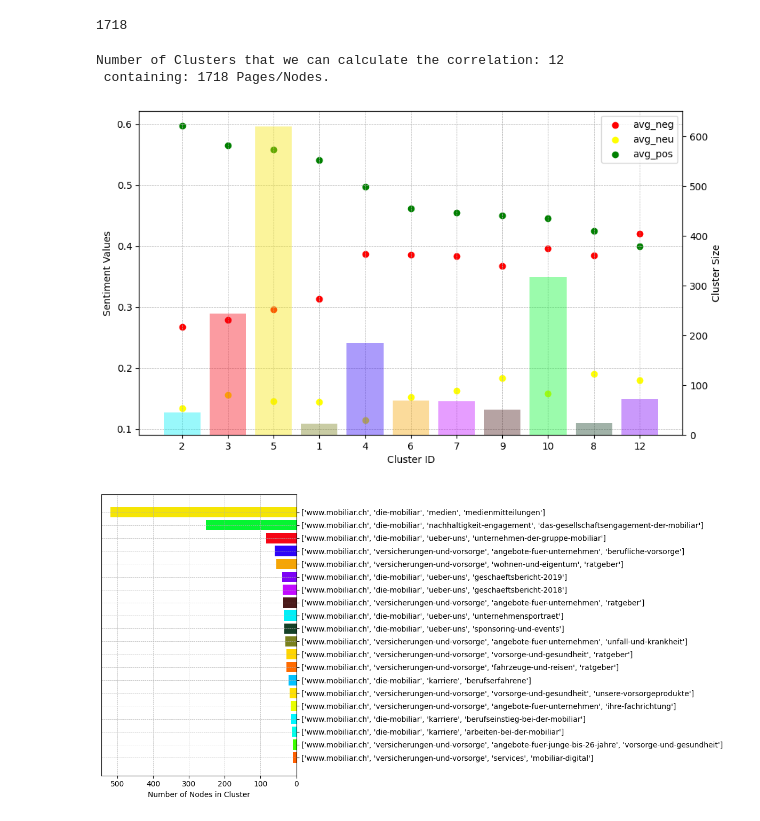
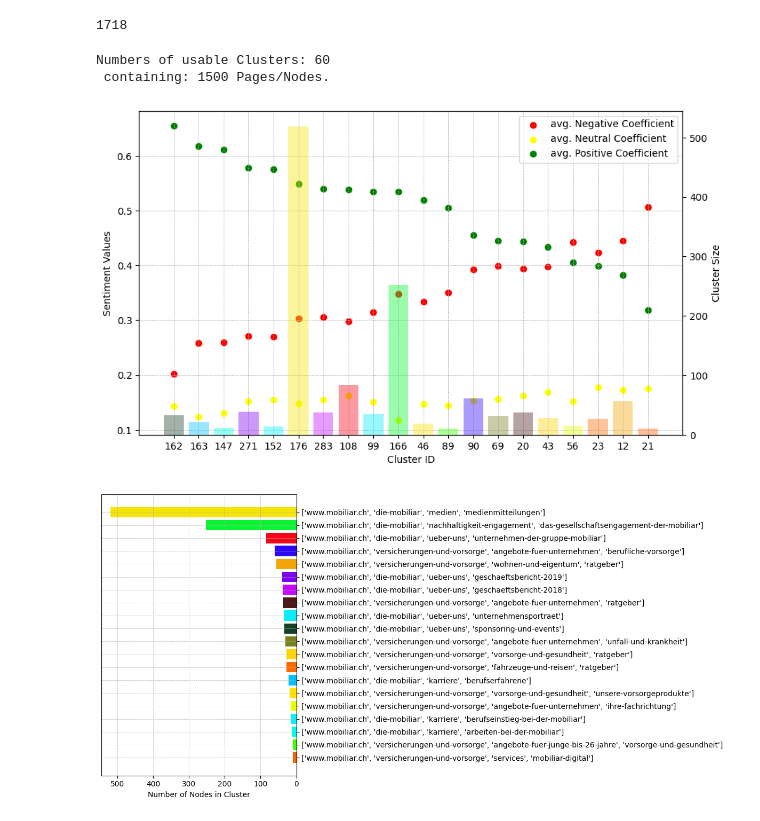
Before and after one commit to rmnrth4/wbth-project, a Jupyter notebook: graph_network/graph-clustering.ipynb, the cells around one changed output. Drawn from its saved outputs; the diff is of its cells as text; code cells hidden in the pictures.

```diff
--- a/graph_network/graph-clustering.ipynb
+++ b/graph_network/graph-clustering.ipynb
@@ -599,0 +657,5 @@ Num of Clusters for Analysis:
+# %%
+df = get_cluster_overview(graph_clustering_shortest_path, "cluster_id")
+print("mean var_neg", round(df[df["cluster_size"]>=10]["var_neg"].mean(), 4))
+print("mean var_neu", round(df[df["cluster_size"]>=10]["var_neu"].mean(), 4))
+print("mean var_pos", round(df[df["cluster_size"]>=10]["var_pos"].mean(), 4))
@@ -616,0 +684,25 @@ filtered_df.shape[0]
+# %%
+groups = df[cluster_col].unique()
+negative_data = [df[df[cluster_col] == group]['negative'] for group in groups]
+neutral_data = [df[df[cluster_col] == group]['neutral'] for group in groups]
+positive_data = [df[df[cluster_col] == group]['positive'] for group in groups]
+
+# Violinplot erstellen
+fig, ax = plt.subplots(figsize=(14, 8))
+
+positions = np.arange(len(groups))
+width = 0.2
+
+ax.violinplot(negative_data, positions=positions - width, showmeans=False, showmedians=True)
+ax.violinplot(neutral_data, positions=positions, showmeans=False, showmedians=True)
+ax.violinplot(positive_data, positions=positions + width, showmeans=False, showmedians=True)
+
+# Anpassungen für bessere Lesbarkeit
+ax.set_xticks(positions)
+ax.set_xticklabels(groups)
+ax.set_xlabel('Cluster ID')
+ax.set_ylabel('Value')
+ax.set_title('Variance of Negative, Neutral, and Positive by Cluster')
+ax.legend(['Negative', 'Neutral', 'Positive'])
+
+plt.show()
@@ -621,30 +715,30 @@ graph_clustering_e_b_c.shape[0]
 # %%
 def get_overview_plot(df, cluster_col):
     df = get_cluster_overview(df, cluster_col)
     df = df[df[f"{cluster_col[:-3]}_size"]>=10].sort_values("avg_pos", ascending=False)
     df[cluster_col] = df[cluster_col].astype(str)
     fig, ax1 = plt.subplots(figsize=(10, 6))
 
     for group in df[cluster_col].unique():
         group_data = df[df[cluster_col] == group]
-        ax1.scatter([group]*len(group_data), group_data['avg_neg'], color='red', label='avg_neg' if group == df[cluster_col].unique()[0] else "")
-        ax1.scatter([group]*len(group_data), group_data['avg_neu'], color='yellow', label='avg_neu' if group == df[cluster_col].unique()[0] else "")
-        ax1.scatter([group]*len(group_data), group_data['avg_pos'], color='green', label='avg_pos' if group == df[cluster_col].unique()[0] else "")
+        ax1.scatter([group]*len(group_data), group_data['avg_neg'], color='red', label='avg. Negative Coefficient' if group == df[cluster_col].unique()[0] else "")
+        ax1.scatter([group]*len(group_data), group_data['avg_neu'], color='yellow', label='avg. Neutral Coefficient' if group == df[cluster_col].unique()[0] else "")
+        ax1.scatter([group]*len(group_data), group_data['avg_pos'], color='green', label='avg. Positive Coefficient' if group == df[cluster_col].unique()[0] else "")
 
     ax1.set_xlabel('Cluster ID')
     ax1.set_ylabel('Sentiment Values')
     ax1.legend()
     ax1.grid(True, which='both', linestyle='--', linewidth=0.5)
 
     ax2 = ax1.twinx()
     ax2.bar(df[cluster_col], df[f"{cluster_col[:-3]}_size"], color=df[f"color_{cluster_col}"], alpha=0.4, width=0.8)
     ax2.set_ylabel('Cluster Size')
 
-get_overview_plot(graph_clustering_shortest_path, "cluster_id")
+get_overview_plot(url_clustering_3, "group_id")
 # %% [output]
-Number of Clusters that we can calculate the correlation: 12
- containing: 1718 Pages/Nodes.
+Numbers of usable Clusters: 60
+ containing: 1500 Pages/Nodes.
-[figure, old version]
+[figure, new version]
 # %%
 def get_bar_plot(df, cluster_col):
     plt.figure(figsize=(12, 6))  # Größe des Plots festlegen
```
Also changed, not shown: parts of 8 cells of this notebook, 52 other files.
